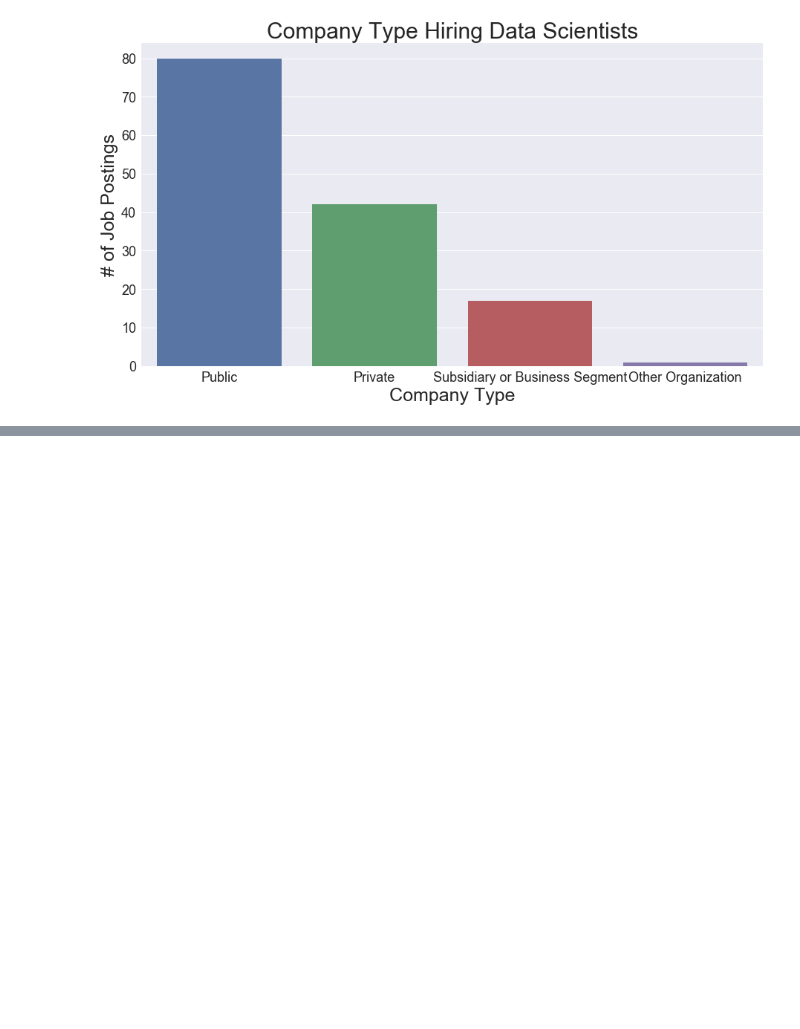
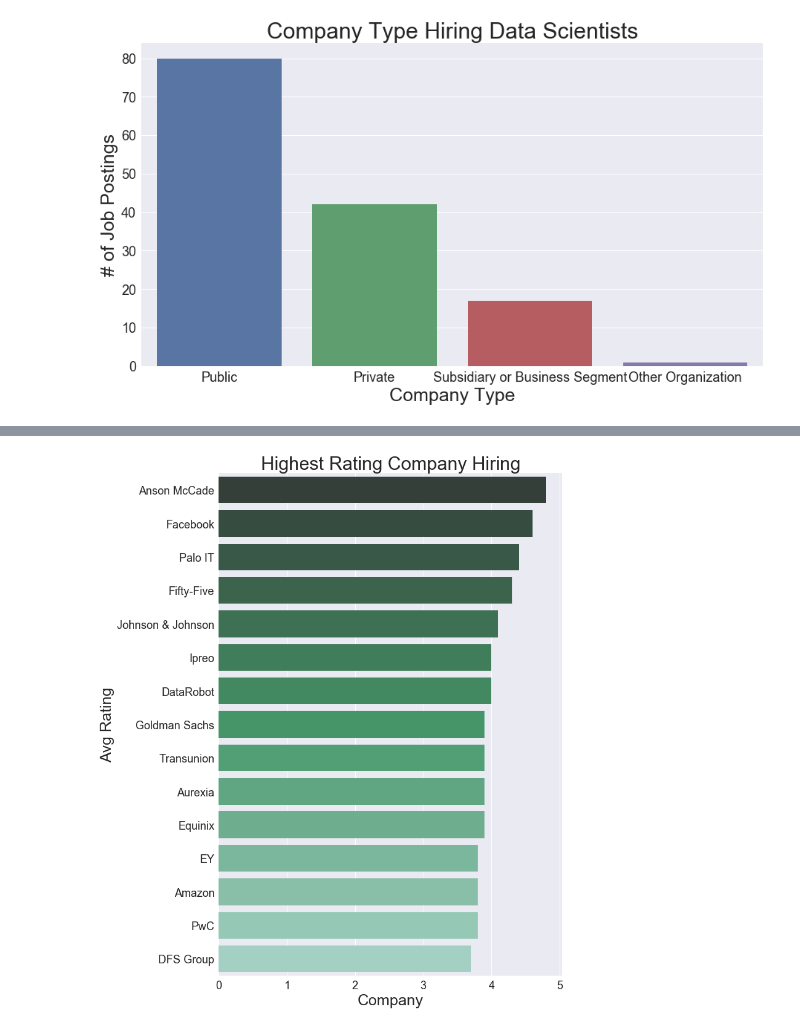
Before and after one commit to jasonchanhku/DataScienceDemand, a Jupyter notebook: Data Science Demand in Hong Kong.ipynb, the cells around one changed output, grey strips where cells are left out. Saved outputs shown, nothing was run; the diff lists cells and outputs as text; code cells hidden in the pictures; blank space fills up the shorter version.

```diff
--- a/Data Science Demand in Hong Kong.ipynb
+++ b/Data Science Demand in Hong Kong.ipynb
@@ -250,0 +271,11 @@ sns.plt.show()
+# %%
+plt.subplots(figsize=(10, 15))
+p1 = pd.pivot_table(df[['Company', 'Rating']], index = ['Company'], aggfunc=np.mean).sort_values('Rating', ascending=False)
+p1 = p1.head(15)
+q1 = sns.barplot(x = 'Rating', y = p1.index, data = p1, palette='BuGn_d')
+q1.set_title('Highest Rating Company Hiring', fontsize = 30)
+q1.set_ylabel('Avg Rating',fontsize = 25)
+q1.set_xlabel('Company',fontsize = 25)
+q1.tick_params(labelsize = 18)
+# %% [output]
+[figure, added]
```
Also changed, not shown: parts of 5 cells of this notebook.
